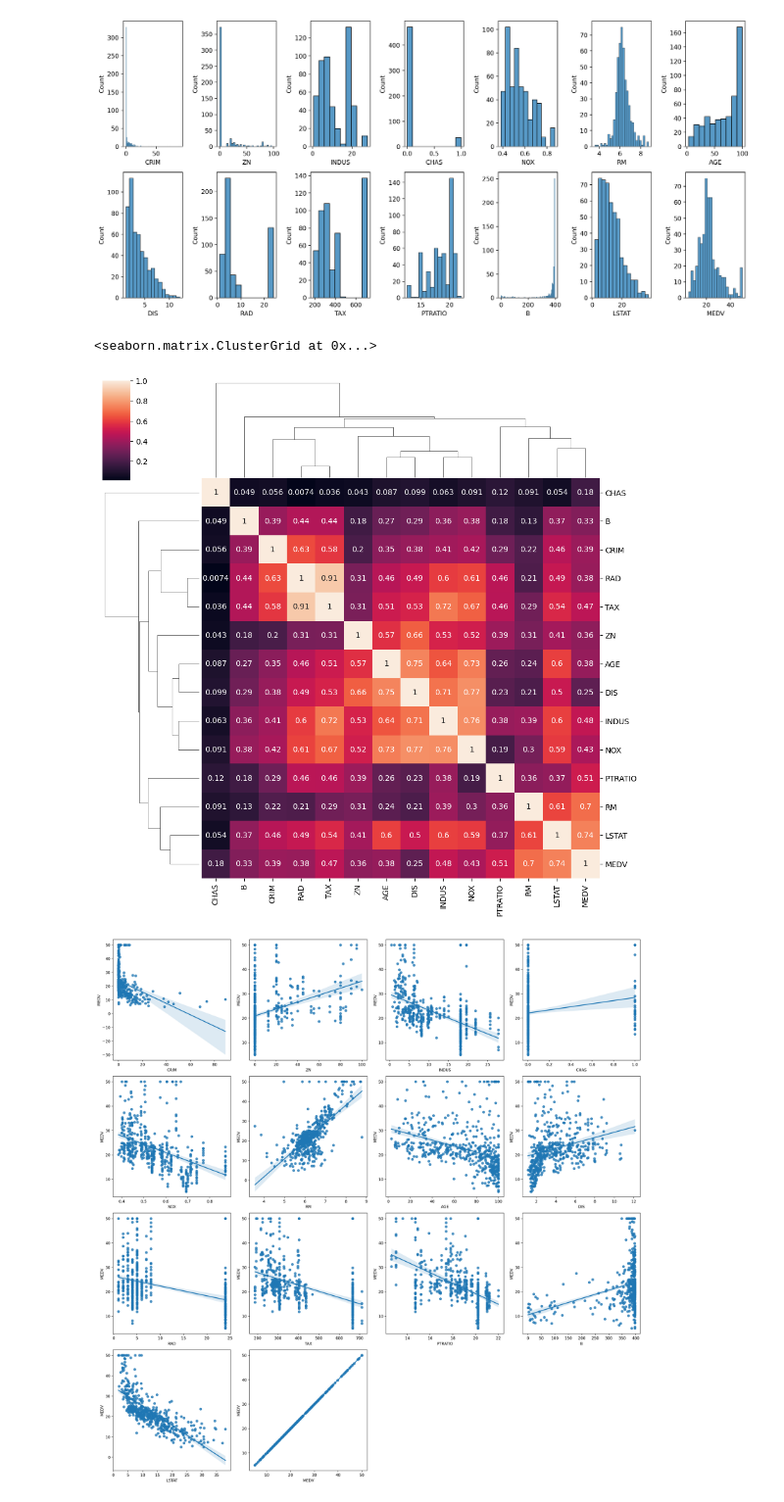
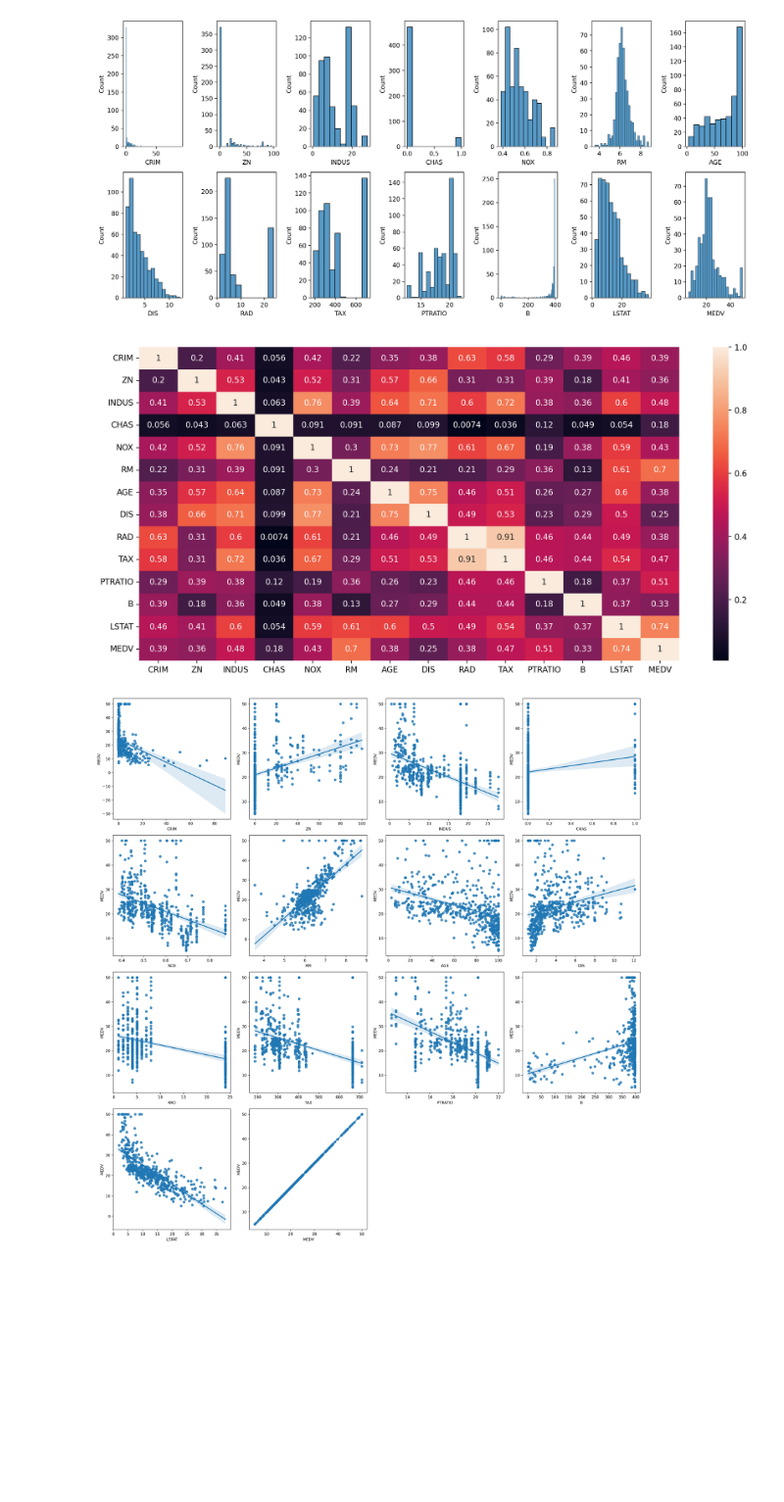
Before and after one commit to StaringWhere/housing-price-prediction, a Jupyter notebook: analyse.ipynb, the cells around one changed output. Shown at 98% size. Saved outputs shown, nothing was run; the diff lists cells and outputs as text; code cells hidden in the pictures; blank space fills up the shorter version.

Commit message:
plot images

```diff
--- a/analyse.ipynb
+++ b/analyse.ipynb
@@ -23,6 +24,11 @@ from pprint import pprint
 # %%
 import warnings
 warnings.filterwarnings("ignore")
+# %%
+# output directory
+dir_out = "out"
+if not os.path.exists(dir_out):
+    os.mkdir(dir_out)
 # %% [markdown]
 Load dataset
 # %%
@@ -64,11 +70,11 @@ for i, (feature, value) in enumerate(data.items(), 0):
 # %% [output]
 [figure]
 # %%
-# plt.figure(figsize = (15, 7), dpi = 200)
-sns.clustermap(data.corr().abs(),  annot=True)
+plt.figure(figsize = (15, 7), dpi = 200)
+sns.heatmap(data.corr().abs(),  annot=True)
+plt.savefig(os.path.join(dir_out, f"heatmap_raw"), bbox_inches='tight')
 # %% [output]
-<seaborn.matrix.ClusterGrid at 0x...>
-[figure, old version]
+[figure, new version]
 # %%
 plt.figure(figsize = (20, 20), dpi = 200)
 for i, (feature, value) in enumerate(data.items(), 0):
```
Also changed, not shown: parts of 1 cell of this notebook, 13 other files.
